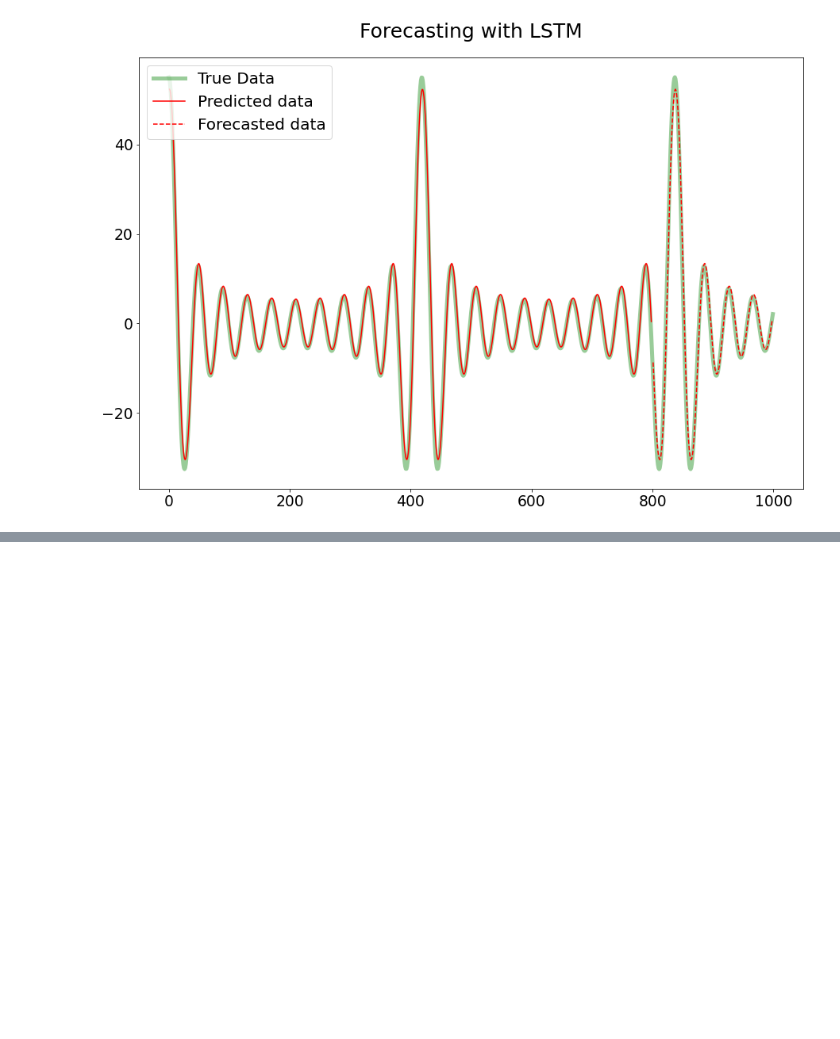
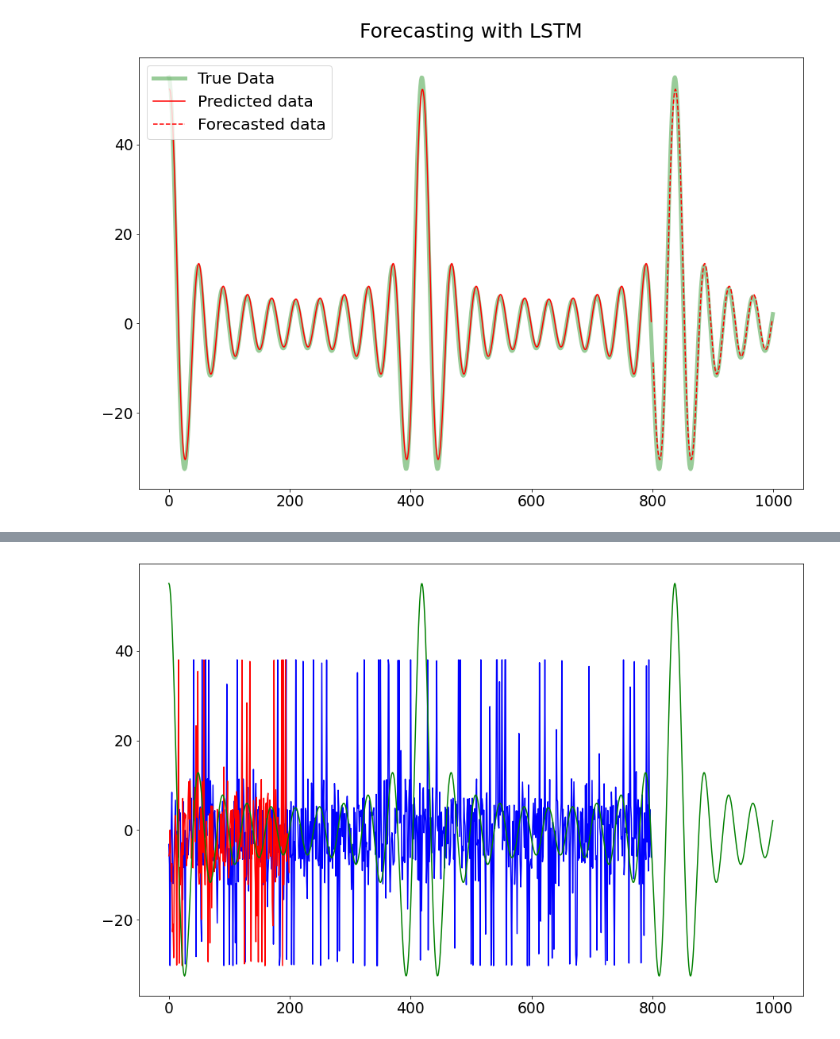
Before and after one commit to RitvikPrabhu/Machine-Learning, a Jupyter notebook: Neural_Networks_function_prediction_.ipynb, the cells around one changed output, grey strips where cells are left out. Drawn from its saved outputs; the diff is of its cells as text; code cells hidden in the pictures; blank space fills up the shorter version.

```diff
--- a/Neural_Networks_function_prediction_.ipynb
+++ b/Neural_Networks_function_prediction_.ipynb
@@ -767,0 +768,63 @@ _________________________________________________________________
+# %%
+#STILL IN PROGRESS
+look_back = 1
+X_values = np.linspace(0,15,N)
+Y_values = 10*(np.cos(10*X_values)) + 9*(np.cos(9*X_values)) + 8*(np.cos(8*X_values)) + \
+7*(np.cos(7*X_values)) + 6*(np.cos(6*X_values)) + 5*(np.cos(5*X_values)) + 4*(np.cos(4*X_values)) +\
+3*(np.cos(3*X_values)) + 2*(np.cos(2*X_values)) + np.cos(X_values)
+
+Data = []
+for i in range(len(Y_values)-look_back):
+  q = 0
+  w = []
+  while q<look_back:
+    w.append(Y_values[i+q])
+    q += 1
+    Data.append(w)
+
+Target = []
+for i in range(look_back, len(Y_values_list)):
+  Target.append(Y_values_list[i])
+data = np.array(Data, dtype = float)
+target = np.array(Target, dtype = float)
+data = data.reshape(data.shape[0],1,data.shape[1])
+
+train_x, test_x, train_y, test_y = train_test_split(Data, Target, test_size=0.2, random_state=0)
+model = Sequential()
+model.add(LSTM(4, input_shape=(1, look_back), return_sequences=True ))
+model.add(LSTM(4, input_shape=(1, look_back), return_sequences=True ))
+model.add(LSTM(4, input_shape=(1, look_back), return_sequences=True ))
+model.add(LSTM(4, input_shape=(1, look_back)))
+model.add(Dense(1))
+model.compile(loss='mean_squared_error', optimizer='adam')
+es = EarlyStopping(monitor='loss', mode='min', verbose=0, patience = 0)
+model.summary()
+train_x = np.array(train_x)
+train_x = np.reshape(train_x, (train_x.shape[0],1,train_x.shape[1]))
+test_x = np.array(test_x)
+test_x = np.reshape(test_x, (test_x.shape[0],1,test_x.shape[1]))
+train_y = np.array(train_y)
+test_y = np.array(test_y)
+#print(train_x)
+model.fit(train_x, train_y, epochs=50, batch_size=1, verbose=0)
+
+y_pred_train = model.predict(train_x)
+y_pred_test= model.predict(test_x)
+
+plt.plot(y_pred_train, c = 'b')
+plt.plot(y_pred_test, c ='r')
+plt.plot(Y_values, c = 'g')
+
+new_dataset = []
+new_dataset.append(target[-1])
+
+forecast_limit = 1
+i = 0
+while i < forecast_limit:
+  temp = np.array(new_dataset[-1])
+  temp = np.reshape(temp, (1,1,1))
+  y_pred = model.predict(temp)
+  new_dataset.append(y_pred)
+  i += 1
+print(new_dataset)
+# %% [output]
@@ -768,3 +850,4 @@ _________________________________________________________________
+[figure, added]
 # %%
 size = 8
 def network(L, sequence_size, N):
```
Also changed, not shown: parts of 3 cells of this notebook.
